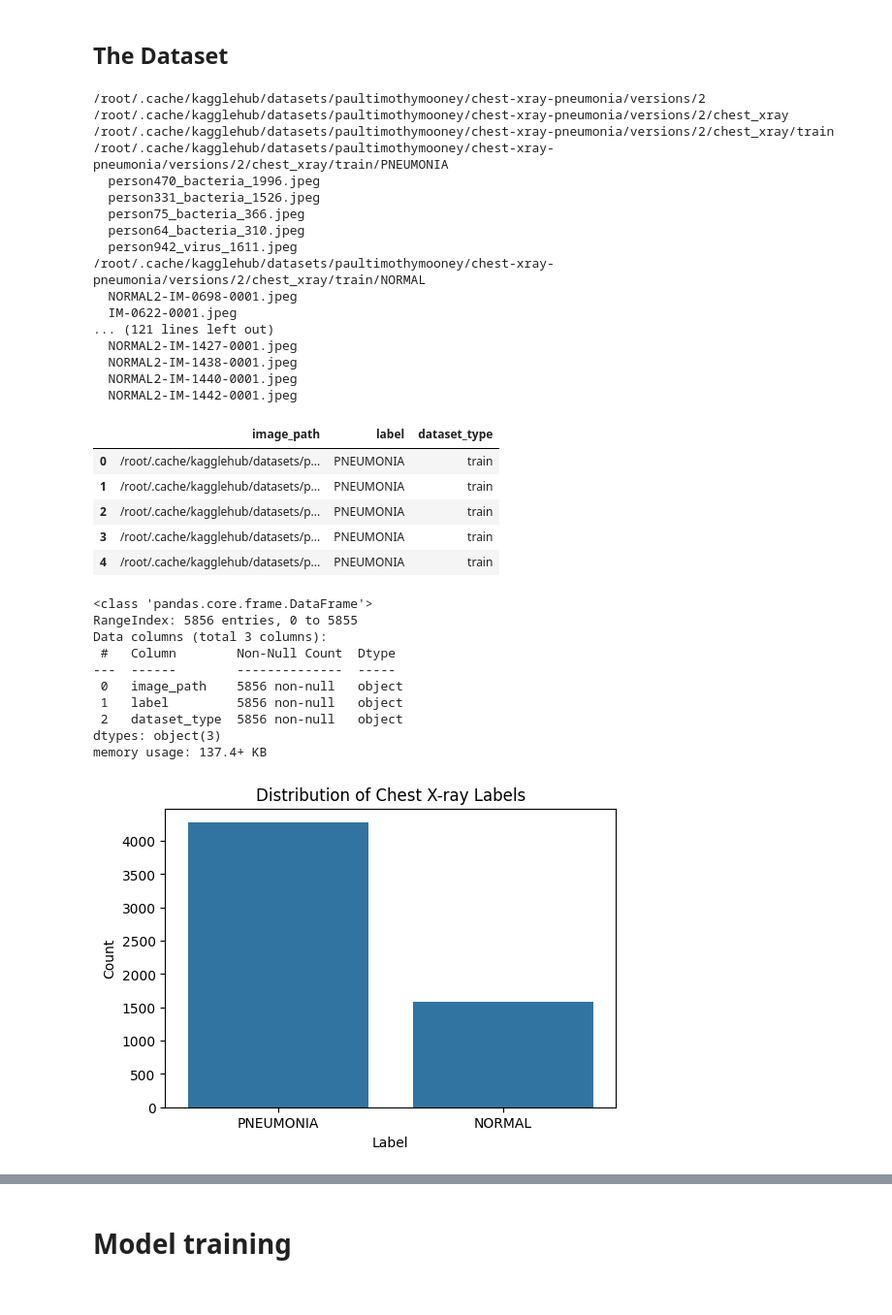
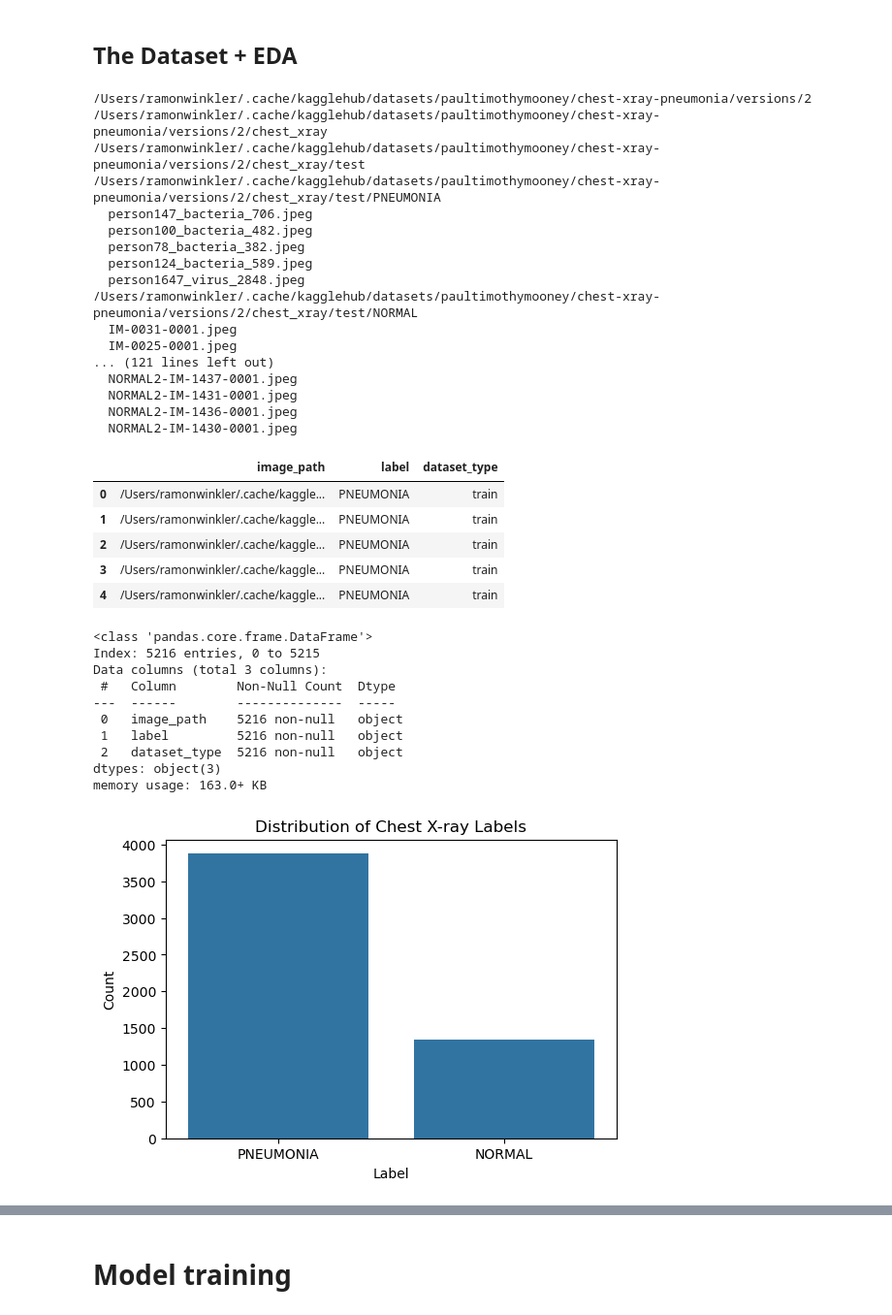
Before and after one commit to RamonWinkler/Pneumonia_detection_with_CNN, a Jupyter notebook: Pneumonia_Detection_with_CNN.ipynb, the cells around one changed output, grey strips where cells are left out. Shown: that part at 97% size. Drawn from its saved outputs; the diff is of its cells as text; code cells hidden in the pictures.

Commit message:
added dataset preparation

```diff
--- a/Pneumonia_Detection_with_CNN.ipynb
+++ b/Pneumonia_Detection_with_CNN.ipynb
@@ -13,2 +14,2 @@ Path to dataset files: /root/.cache/kagglehub/datasets/paultimothymooney/chest-x
 # %% [markdown]
-## The Dataset
+## The Dataset + EDA
@@ -18,35 +16,35 @@ import numpy as np
 # %%
 import os
 
-dataset_path= "/root/.cache/kagglehub/datasets/paultimothymooney/chest-xray-pneumonia/versions/2"
+dataset_path= "/Users/ramonwinkler/.cache/kagglehub/datasets/paultimothymooney/chest-xray-pneumonia/versions/2"
 for root,dirs, files in os.walk(dataset_path):
   print(root)
   for file in files[:5]:# print first 5 files per folder
     print(" ", file)
 # %% [output]
-/root/.cache/kagglehub/datasets/paultimothymooney/chest-xray-pneumonia/versions/2
-/root/.cache/kagglehub/datasets/paultimothymooney/chest-xray-pneumonia/versions/2/chest_xray
-/root/.cache/kagglehub/datasets/paultimothymooney/chest-xray-pneumonia/versions/2/chest_xray/train
-/root/.cache/kagglehub/datasets/paultimothymooney/chest-xray-pneumonia/versions/2/chest_xray/train/PNEUMONIA
-  person470_bacteria_1996.jpeg
-  person331_bacteria_1526.jpeg
-  person75_bacteria_366.jpeg
-  person64_bacteria_310.jpeg
-  person942_virus_1611.jpeg
-/root/.cache/kagglehub/datasets/paultimothymooney/chest-xray-pneumonia/versions/2/chest_xray/train/NORMAL
-  NORMAL2-IM-0698-0001.jpeg
-  IM-0622-0001.jpeg
+/Users/ramonwinkler/.cache/kagglehub/datasets/paultimothymooney/chest-xray-pneumonia/versions/2
+/Users/ramonwinkler/.cache/kagglehub/datasets/paultimothymooney/chest-xray-pneumonia/versions/2/chest_xray
+/Users/ramonwinkler/.cache/kagglehub/datasets/paultimothymooney/chest-xray-pneumonia/versions/2/chest_xray/test
+/Users/ramonwinkler/.cache/kagglehub/datasets/paultimothymooney/chest-xray-pneumonia/versions/2/chest_xray/test/PNEUMONIA
+  person147_bacteria_706.jpeg
+  person100_bacteria_482.jpeg
+  person78_bacteria_382.jpeg
+  person124_bacteria_589.jpeg
+  person1647_virus_2848.jpeg
+/Users/ramonwinkler/.cache/kagglehub/datasets/paultimothymooney/chest-xray-pneumonia/versions/2/chest_xray/test/NORMAL
+  IM-0031-0001.jpeg
+  IM-0025-0001.jpeg
 ... (121 lines left out)
-  NORMAL2-IM-1427-0001.jpeg
-  NORMAL2-IM-1438-0001.jpeg
-  NORMAL2-IM-1440-0001.jpeg
-  NORMAL2-IM-1442-0001.jpeg
+  NORMAL2-IM-1437-0001.jpeg
+  NORMAL2-IM-1431-0001.jpeg
+  NORMAL2-IM-1436-0001.jpeg
+  NORMAL2-IM-1430-0001.jpeg
 # %%
 import os # Helps in file handling, such as accessing image directories.
 import pandas as pd
 
 # Path to dataset
-dataset_path = "/root/.cache/kagglehub/datasets/paultimothymooney/chest-xray-pneumonia/versions/2/chest_xray"
+dataset_path = "/Users/ramonwinkler/.cache/kagglehub/datasets/paultimothymooney/chest-xray-pneumonia/versions/2/chest_xray"
 
 # Dataset categories
 categories = ["train", "test", "val"]
@@ -70,33 +68,37 @@ df = pd.DataFrame(data, columns=["image_path", "label", "dataset_type"])
 df.head()
 # %% [output]
 |  | image_path | label | dataset_type |
-| 0 | /root/.cache/kagglehub/datasets/p... | PNEUMONIA | train |
-| 1 | /root/.cache/kagglehub/datasets/p... | PNEUMONIA | train |
-| 2 | /root/.cache/kagglehub/datasets/p... | PNEUMONIA | train |
-| 3 | /root/.cache/kagglehub/datasets/p... | PNEUMONIA | train |
-| 4 | /root/.cache/kagglehub/datasets/p... | PNEUMONIA | train |
+| 0 | /Users/ramonwinkler/.cache/kaggle... | PNEUMONIA | train |
+| 1 | /Users/ramonwinkler/.cache/kaggle... | PNEUMONIA | train |
+| 2 | /Users/ramonwinkler/.cache/kaggle... | PNEUMONIA | train |
+| 3 | /Users/ramonwinkler/.cache/kaggle... | PNEUMONIA | train |
+| 4 | /Users/ramonwinkler/.cache/kaggle... | PNEUMONIA | train |
+# %%
+train_df = df[df["dataset_type"]== "train"]
+test_df = df[df["dataset_type"]== "test"]
+val_df = df[df["dataset_type"]== "val"]
 # %%
-df.info()
+train_df.info()
 # %% [output]
 <class 'pandas.core.frame.DataFrame'>
-RangeIndex: 5856 entries, 0 to 5855
+Index: 5216 entries, 0 to 5215
 Data columns (total 3 columns):
  #   Column        Non-Null Count  Dtype
 ---  ------        --------------  -----
- 0   image_path    5856 non-null   object
- 1   label         5856 non-null   object
- 2   dataset_type  5856 non-null   object
+ 0   image_path    5216 non-null   object
+ 1   label         5216 non-null   object
+ 2   dataset_type  5216 non-null   object
 dtypes: object(3)
-memory usage: 137.4+ KB
+memory usage: 163.0+ KB
 # %%
 import matplotlib.pyplot as plt
 import seaborn as sns
 
-plt.figure(figsize=(6, 4))
-sns.countplot(x=df["label"])
+plt.figure(figsize=(6,4))
+sns.countplot(x=train_df["label"]) # label is from object type!!!
 plt.title("Distribution of Chest X-ray Labels")
 plt.xlabel("Label")
 plt.ylabel("Count")
 plt.show()
 # %% [output]
-[figure, old version]
+[figure, new version]
```
Also changed, not shown: parts of 12 cells of this notebook.
